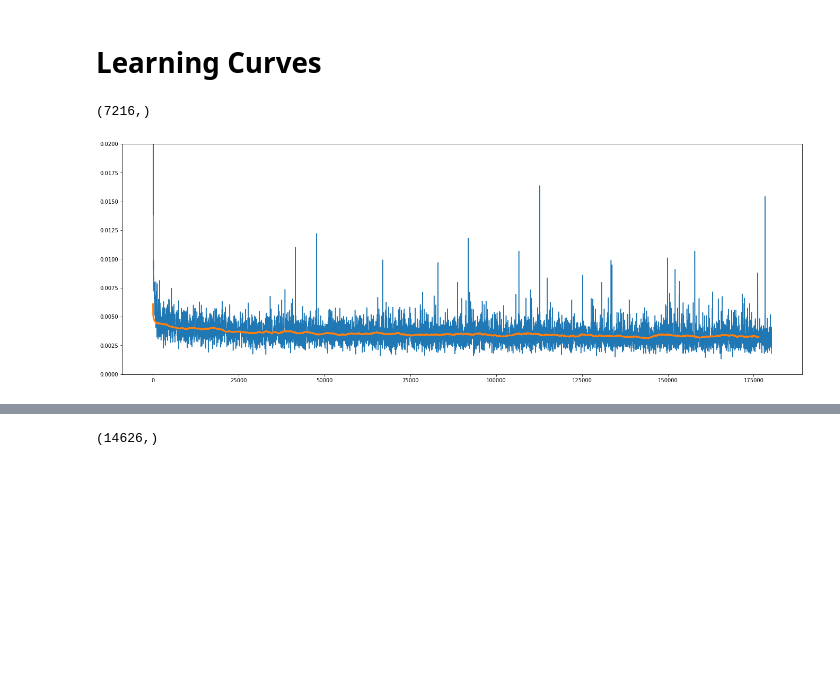
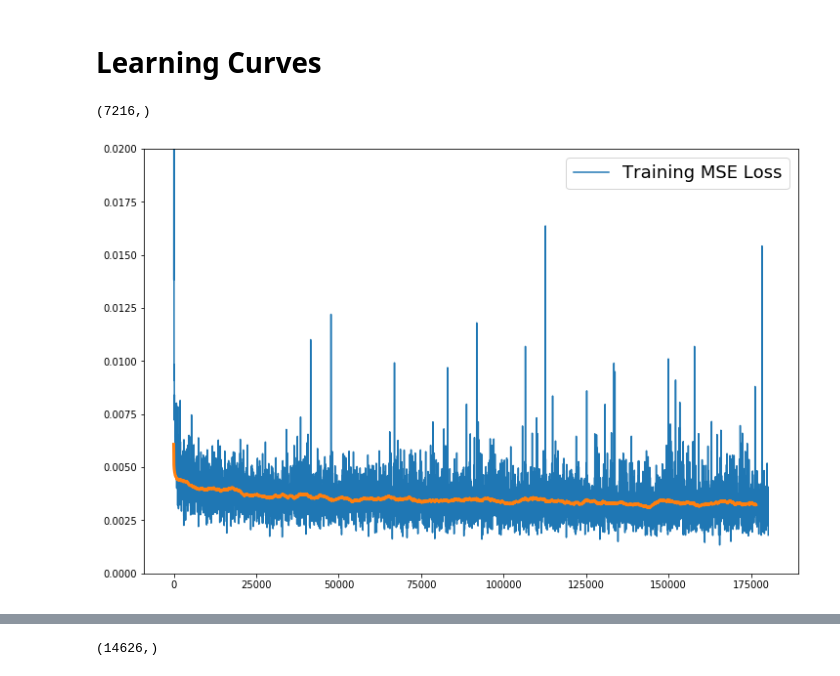
Before and after one commit to Ilya-Muromets/AutoMRF, a Jupyter notebook: Graphs.ipynb, the cells around one changed output, grey strips where cells are left out. Saved outputs shown, nothing was run; the diff lists cells and outputs as text; code cells hidden in the pictures; blank space fills up the shorter version.

Commit message:
graphs

```diff
--- a/Graphs.ipynb
+++ b/Graphs.ipynb
@@ -82,15 +82,16 @@ def moving_average(a, n=3) :
 # %%
 x = np.load("outputs/lossclass200epoch80t2.npy")
 # %%
-plt.figure(figsize=(23,8))
-plt.plot(x[:,1], x[:,3])
+plt.figure(figsize=(12,8))
+plt.plot(x[:,1], x[:,3], label="Training MSE Loss")
 
 ma = moving_average(x[:,3],150)
 
 plt.plot(x[:len(ma),1], ma, linewidth=3)
 plt.ylim(0,0.02)
+plt.legend(prop={'size': 18})
 plt.show()
 # %% [output]
 (7216,)
-[figure, old version]
+[figure, new version]
 # %%
```
Also changed, not shown: parts of 25 cells of this notebook, 6 other files.
